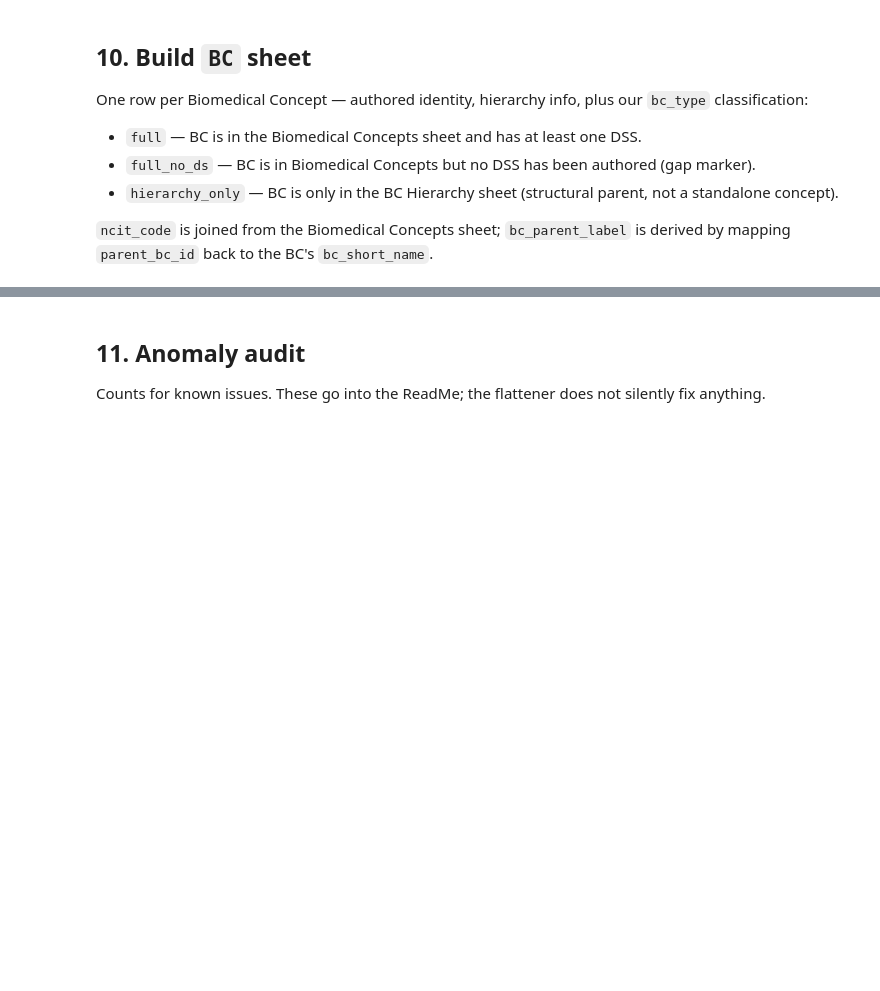
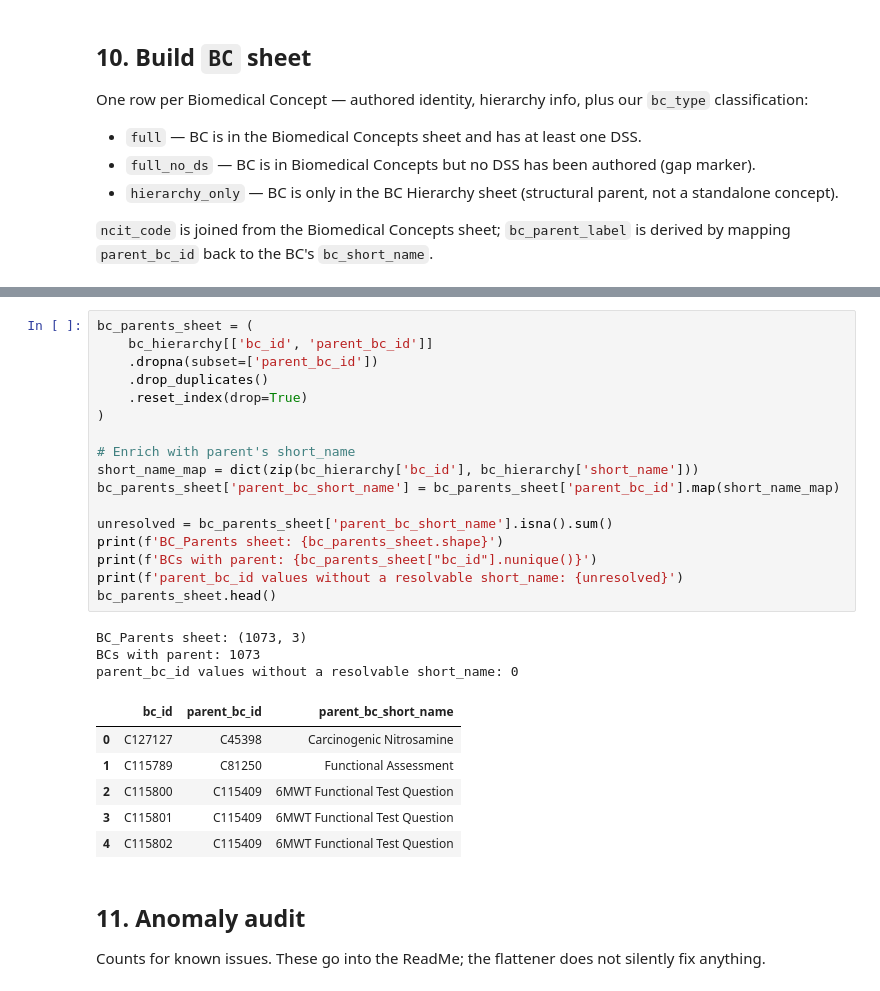
Before and after one commit to kerfors/cdisc-for-ai, a Jupyter notebook: cosmos-graph/notebooks/10_flatten_schema_driven.ipynb, the cells around one changed output, grey strips where cells are left out. Saved outputs shown, nothing was run; the diff lists cells and outputs as text; blank space fills up the shorter version.

```diff
--- a/cosmos-graph/notebooks/10_flatten_schema_driven.ipynb
+++ b/cosmos-graph/notebooks/10_flatten_schema_driven.ipynb
@@ -252,3 +462,30 @@ bc_sheet.head()
+# %%
+bc_parents_sheet = (
+    bc_hierarchy[['bc_id', 'parent_bc_id']]
+    .dropna(subset=['parent_bc_id'])
+    .drop_duplicates()
+    .reset_index(drop=True)
+)
+
+# Enrich with parent's short_name
+short_name_map = dict(zip(bc_hierarchy['bc_id'], bc_hierarchy['short_name']))
+bc_parents_sheet['parent_bc_short_name'] = bc_parents_sheet['parent_bc_id'].map(short_name_map)
+
+unresolved = bc_parents_sheet['parent_bc_short_name'].isna().sum()
+print(f'BC_Parents sheet: {bc_parents_sheet.shape}')
+print(f'BCs with parent: {bc_parents_sheet["bc_id"].nunique()}')
+print(f'parent_bc_id values without a resolvable short_name: {unresolved}')
+bc_parents_sheet.head()
+# %% [output]
+BC_Parents sheet: (1073, 3)
+BCs with parent: 1073
+parent_bc_id values without a resolvable short_name: 0
+|  | bc_id | parent_bc_id | parent_bc_short_name |
+| 0 | C127127 | C45398 | Carcinogenic Nitrosamine |
+| 1 | C115789 | C81250 | Functional Assessment |
+| 2 | C115800 | C115409 | 6MWT Functional Test Question |
+| 3 | C115801 | C115409 | 6MWT Functional Test Question |
+| 4 | C115802 | C115409 | 6MWT Functional Test Question |
 # %% [markdown]
 ## 11. Anomaly audit
 
```
Also changed, not shown: parts of 24 cells of this notebook, 5 other files.
